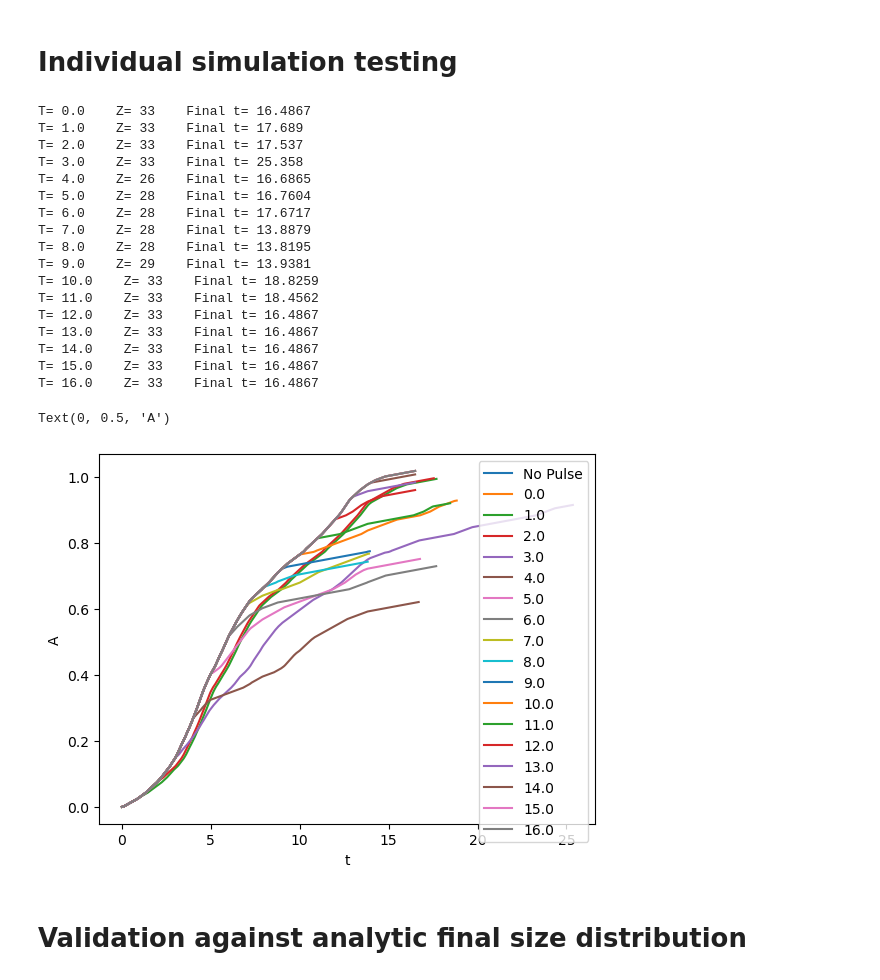
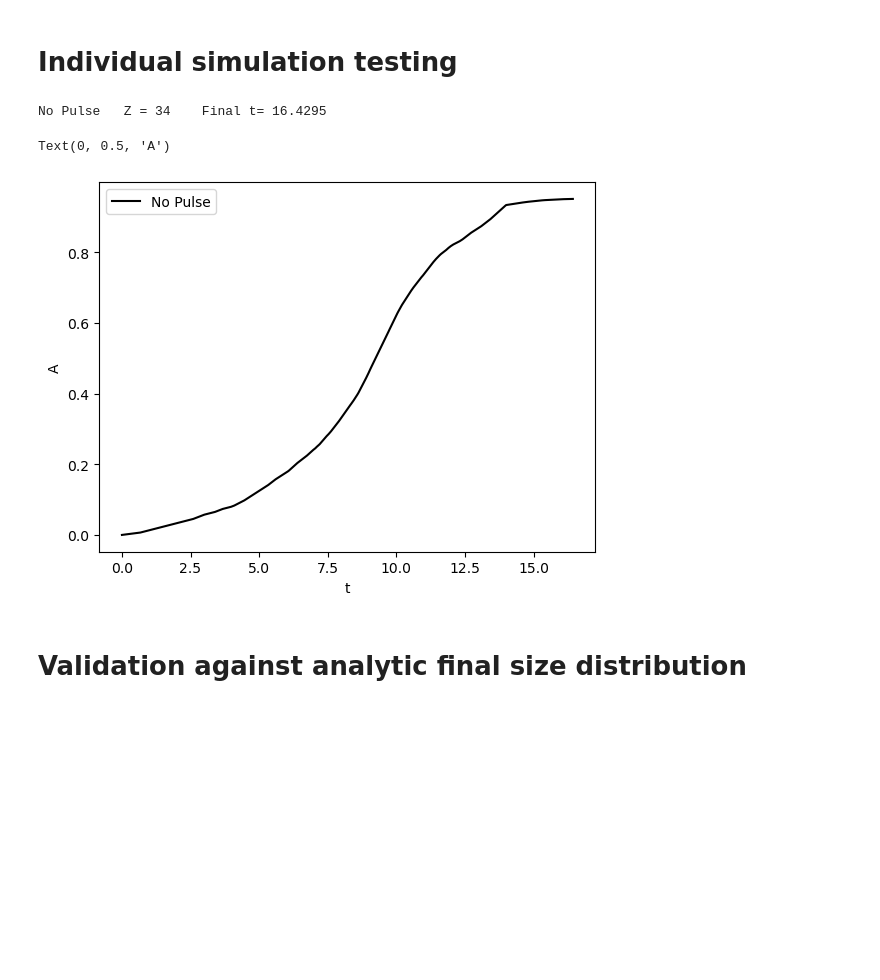
Before and after one commit to joebrooks6330/individual_stoch_sim, a Jupyter notebook: sandbox.ipynb, the cells around one changed output. Cells and saved outputs as stored; diff of their text form; code cells hidden in the pictures; blank space fills up the shorter version.

```diff
--- a/sandbox.ipynb
+++ b/sandbox.ipynb
@@ -8,51 +8,46 @@ from bokeh.palettes import Colorblind, Turbo256,Cividis256
 # %%
 m = 1
 n = 50
-I = [3]*n
-I = np.random.exponential(3,n)
+I = [3]*(n+m)
+#I = np.random.exponential(3,n)
 Q_unsorted = np.random.exponential(1,n)
 Q = np.sort(Q_unsorted)
 P = np.random.uniform(0,1,n+m)
 p = 0.5
 lamb = 0.5
+b=2
+a = 3
+T=3
 # %%
-result = SIRSelke_constant_pulse(n,m,Q,I,lamb,100000,P,p)
+result = SIRSelke_constant_reduction(n,m,Q,I,lamb,14,7,5)
 maxi = result[0][-1]
-plt.plot(result[0],result[1],label = "No Pulse")
+plt.plot(result[0],result[1],label = "No Pulse",color = "black")
+print("No Pulse   Z =", len(result[5]), "   Final t=",round(result[0][-1],4))
 
 
-times = np.arange(0,maxi,1)
+
+times = np.arange(1,5,2)
+times = []
 p=0.5
 maxi = np.inf
 T=0
 i=0
 for T in times:
-    result = SIRSelke_constant_pulse(n,m,Q,I,lamb,T,P,p)
+    result = SIRSelke_constant_reduction(n,m,Q,I,lamb,T,3,1.5)
     plt.plot(result[0],result[1],label = str(T))
-    print("T=",round(T,2),"   Z=", len(result[4]), "   Final t=",round(result[0][-1],4))
+    print("T =",round(T,2),"   Z =", len(result[5]), "   Final t =",round(result[0][-1],4))
+    r = result[1][0]
+    for k in result[1][1:]:
+        if k<r:
+            print(k)
+        r = k
 plt.legend()
 plt.xlabel("t")
 plt.ylabel("A")
 # %% [output]
-T= 0.0    Z= 33    Final t= 16.4867
-T= 1.0    Z= 33    Final t= 17.689
-T= 2.0    Z= 33    Final t= 17.537
-T= 3.0    Z= 33    Final t= 25.358
-T= 4.0    Z= 26    Final t= 16.6865
-T= 5.0    Z= 28    Final t= 16.7604
-T= 6.0    Z= 28    Final t= 17.6717
-T= 7.0    Z= 28    Final t= 13.8879
-T= 8.0    Z= 28    Final t= 13.8195
-T= 9.0    Z= 29    Final t= 13.9381
-T= 10.0    Z= 33    Final t= 18.8259
-T= 11.0    Z= 33    Final t= 18.4562
-T= 12.0    Z= 33    Final t= 16.4867
-T= 13.0    Z= 33    Final t= 16.4867
-T= 14.0    Z= 33    Final t= 16.4867
-T= 15.0    Z= 33    Final t= 16.4867
-T= 16.0    Z= 33    Final t= 16.4867
+No Pulse   Z = 34    Final t= 16.4295
 Text(0, 0.5, 'A')
-[figure, old version]
+[figure, new version]
 # %% [markdown]
 # Validation against analytic final size distribution
 # %%
```
Also changed, not shown: parts of 17 cells of this notebook, 2 other files.
